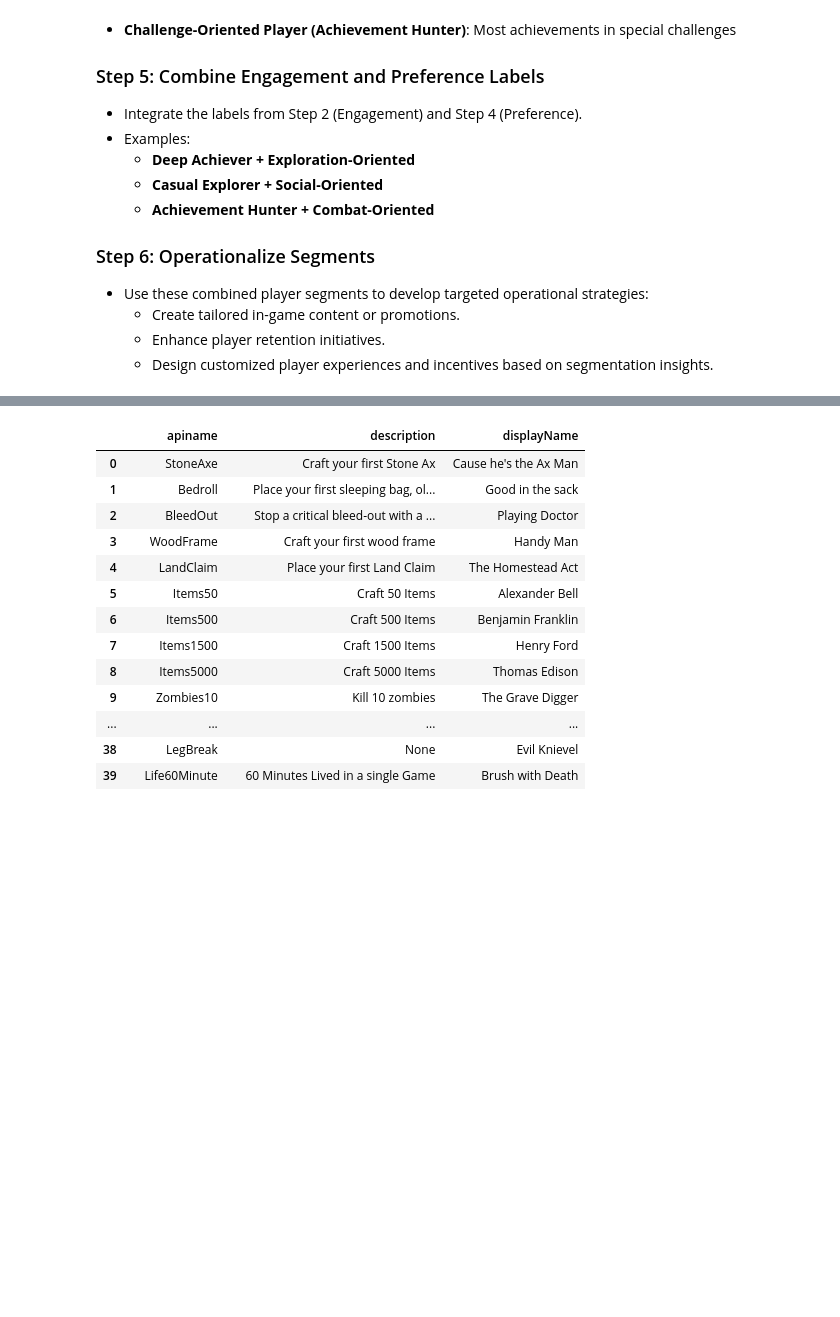
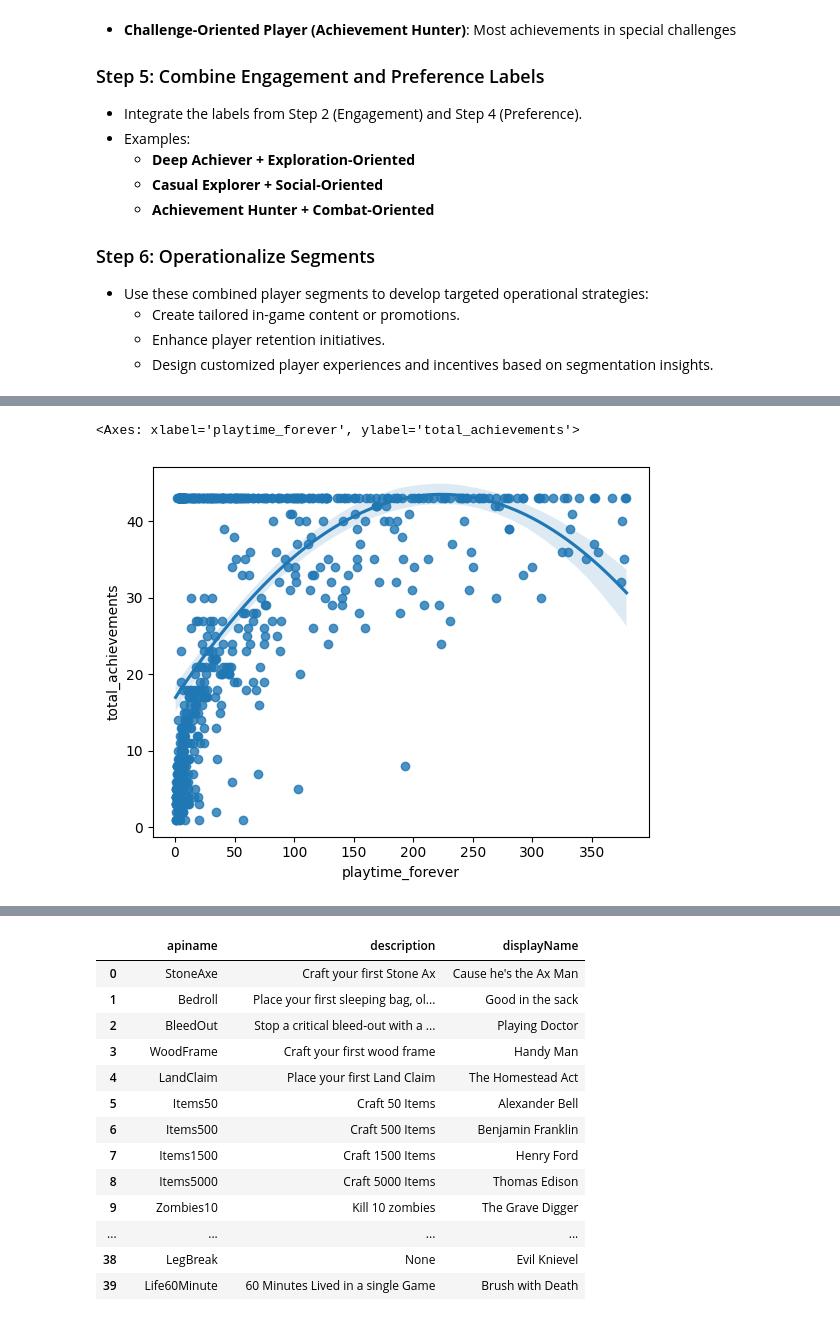
Before and after one commit to alextianyf/Steam-GamePlayer-Insight, a Jupyter notebook: notebooks/01-EDA.ipynb, the cells around one changed output, grey strips where cells are left out. Saved outputs shown, nothing was run; the diff lists cells and outputs as text; code cells hidden in the pictures; blank space fills up the shorter version.

```diff
--- a/notebooks/01-EDA.ipynb
+++ b/notebooks/01-EDA.ipynb
@@ -49,0 +66,3 @@ df_schema = pd.read_sql("SELECT * FROM achievement_schema_7dtd", engine)
+# %%
+matching_columns = [col for col in df_players.columns if 'global_unlock_rate' in col]
+df_players = df_players.drop(matching_columns, axis=1)
@@ -49,0 +408,5 @@ df_schema = pd.read_sql("SELECT * FROM achievement_schema_7dtd", engine)
+# %%
+sns.regplot(x='playtime_forever', y='total_achievements', data=filtered_profile, order=2)
+# %% [output]
+<Axes: xlabel='playtime_forever', ylabel='total_achievements'>
+[figure, added]
```
Also changed, not shown: parts of 19 cells of this notebook, 3 other files.
